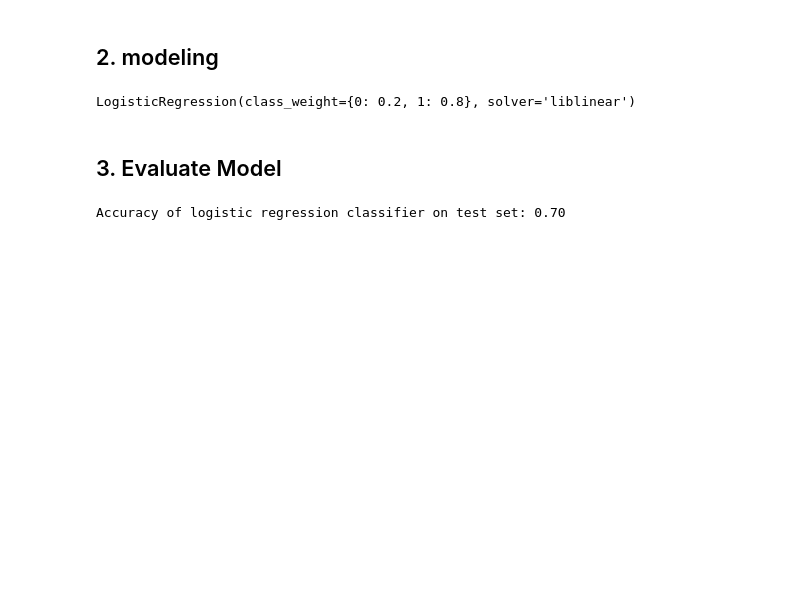
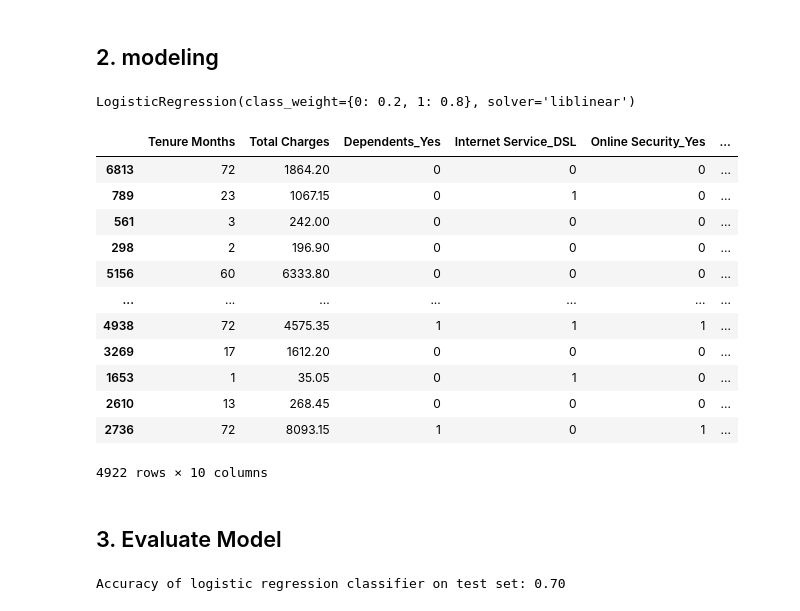
Before and after one commit to prwkp/FundamentalPrograming_CustomerChurnModel, a Jupyter notebook: Logistic Regression.ipynb, the cells around one changed output. Saved outputs shown, nothing was run; the diff lists cells and outputs as text; code cells hidden in the pictures; blank space fills up the shorter version.

```diff
--- a/Logistic Regression.ipynb
+++ b/Logistic Regression.ipynb
@@ -684,6 +763,22 @@ logreg = LogisticRegression(class_weight={0:0.2,1:0.8},solver = 'liblinear',max_
 logreg.fit(X_train, y_train)
 # %% [output]
 LogisticRegression(class_weight={0: 0.2, 1: 0.8}, solver='liblinear')
+# %%
+X_train
+# %% [output]
+|  | Tenure Months | Total Charges | Dependents_Yes | Internet Service_DSL | Online Security_Yes | ... |
+| 6813 | 72 | 1864.20 | 0 | 0 | 0 | ... |
+| 789 | 23 | 1067.15 | 0 | 1 | 0 | ... |
+| 561 | 3 | 242.00 | 0 | 0 | 0 | ... |
+| 298 | 2 | 196.90 | 0 | 0 | 0 | ... |
+| 5156 | 60 | 6333.80 | 0 | 0 | 0 | ... |
+| ... | ... | ... | ... | ... | ... | ... |
+| 4938 | 72 | 4575.35 | 1 | 1 | 1 | ... |
+| 3269 | 17 | 1612.20 | 0 | 0 | 0 | ... |
+| 1653 | 1 | 35.05 | 0 | 1 | 0 | ... |
+| 2610 | 13 | 268.45 | 0 | 0 | 0 | ... |
+| 2736 | 72 | 8093.15 | 1 | 0 | 1 | ... |
+4922 rows × 10 columns
 # %% [markdown]
 ## 3. Evaluate Model
 # %%
```
Also changed, not shown: parts of 50 cells of this notebook.
